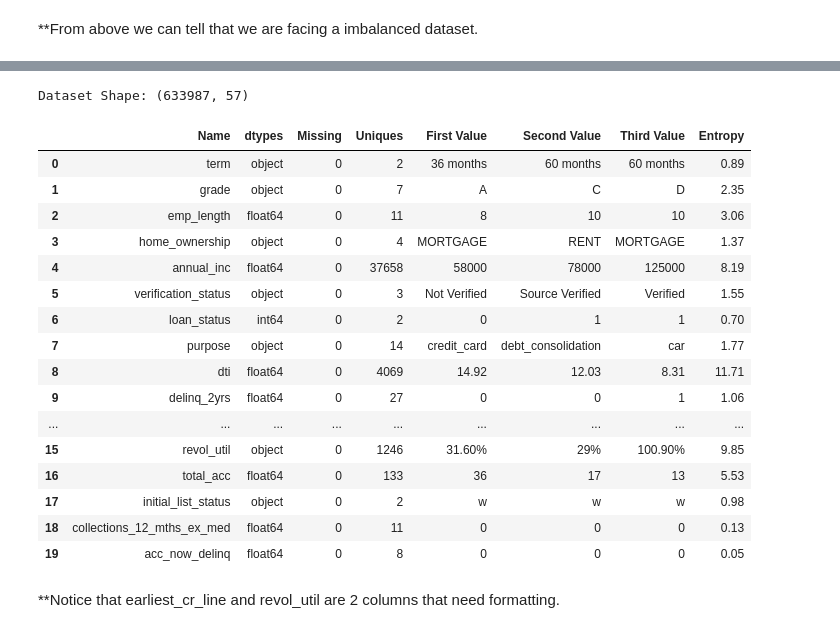
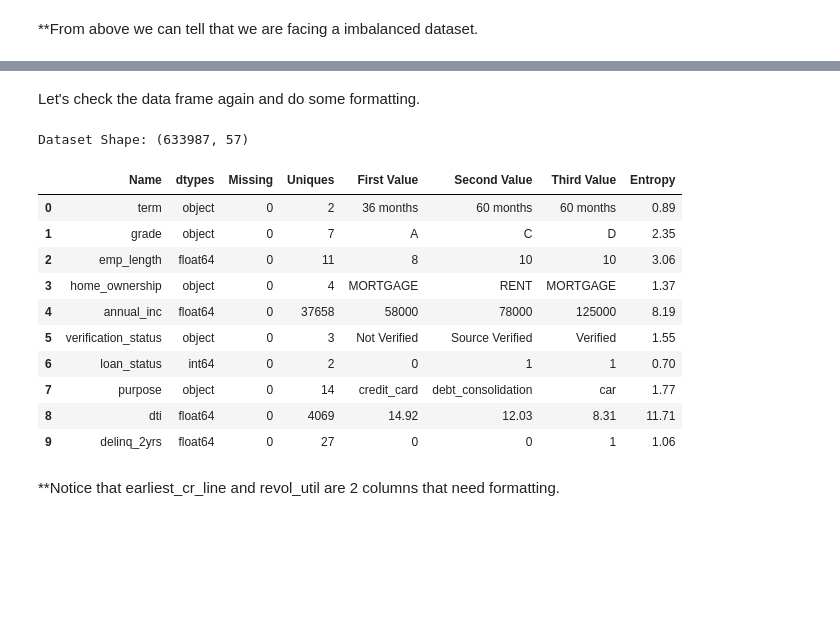
Before and after one commit to htardestani/website-portfolio, a Jupyter notebook: Data cleaning, Preparation and Feature Engineering/Data cleaning, Preparation and Feature Engineering.ipynb, the cells around one changed output, grey strips where cells are left out. Saved outputs shown, nothing was run; the diff lists cells and outputs as text; code cells hidden in the pictures; blank space fills up the shorter version.

```diff
--- a/Data cleaning, Preparation and Feature Engineering/Data cleaning, Preparation and Feature Engineering.ipynb
+++ b/Data cleaning, Preparation and Feature Engineering/Data cleaning, Preparation and Feature Engineering.ipynb
@@ -23,7 +24,7 @@ from scipy import stats
 
 ***I am going to use pandas to import my CSV file***
 # %%
-lending_club = pd.read_csv('/Users/hadi/Desktop/jupyter_notebook/website-portfolio/Data cleaning, Preparation and Feature Engineering/loans.csv',skiprows=1,low_memory=False)
+lending_club = pd.read_csv('Data cleaning, Preparation and Feature Engineering/loans.csv',skiprows=1,low_memory=False,parse_dates=True)
 # %% [markdown]
 **Side note: the files is more than 100mb, so I used git lfs in order to upload it into my guithub.
 # %%
@@ -418,26 +451,22 @@ plt.show()
+# %% [markdown]
+Let's check the data frame again and do some formatting.
 # %%
-resumetable(df).head(20)
+resumetable(df).head(10)
 #Just using head() to make it visually easier for you to follow here. Otherwise I wouldn't, so I can see and go through
 #the whole results
 # %% [output]
 Dataset Shape: (633987, 57)
 |  | Name | dtypes | Missing | Uniques | First Value | Second Value | Third Value | Entropy |
 | 0 | term | object | 0 | 2 | 36 months | 60 months | 60 months | 0.89 |
 | 1 | grade | object | 0 | 7 | A | C | D | 2.35 |
 | 2 | emp_length | float64 | 0 | 11 | 8 | 10 | 10 | 3.06 |
 | 3 | home_ownership | object | 0 | 4 | MORTGAGE | RENT | MORTGAGE | 1.37 |
 | 4 | annual_inc | float64 | 0 | 37658 | 58000 | 78000 | 125000 | 8.19 |
 | 5 | verification_status | object | 0 | 3 | Not Verified | Source Verified | Verified | 1.55 |
 | 6 | loan_status | int64 | 0 | 2 | 0 | 1 | 1 | 0.70 |
 | 7 | purpose | object | 0 | 14 | credit_card | debt_consolidation | car | 1.77 |
 | 8 | dti | float64 | 0 | 4069 | 14.92 | 12.03 | 8.31 | 11.71 |
 | 9 | delinq_2yrs | float64 | 0 | 27 | 0 | 0 | 1 | 1.06 |
-| ... | ... | ... | ... | ... | ... | ... | ... | ... |
-| 15 | revol_util | object | 0 | 1246 | 31.60% | 29% | 100.90% | 9.85 |
-| 16 | total_acc | float64 | 0 | 133 | 36 | 17 | 13 | 5.53 |
-| 17 | initial_list_status | object | 0 | 2 | w | w | w | 0.98 |
-| 18 | collections_12_mths_ex_med | float64 | 0 | 11 | 0 | 0 | 0 | 0.13 |
-| 19 | acc_now_delinq | float64 | 0 | 8 | 0 | 0 | 0 | 0.05 |
 # %% [markdown]
 **Notice that earliest_cr_line and revol_util are 2 columns that need formatting.
 # %%
```
Also changed, not shown: parts of 15 cells of this notebook.
